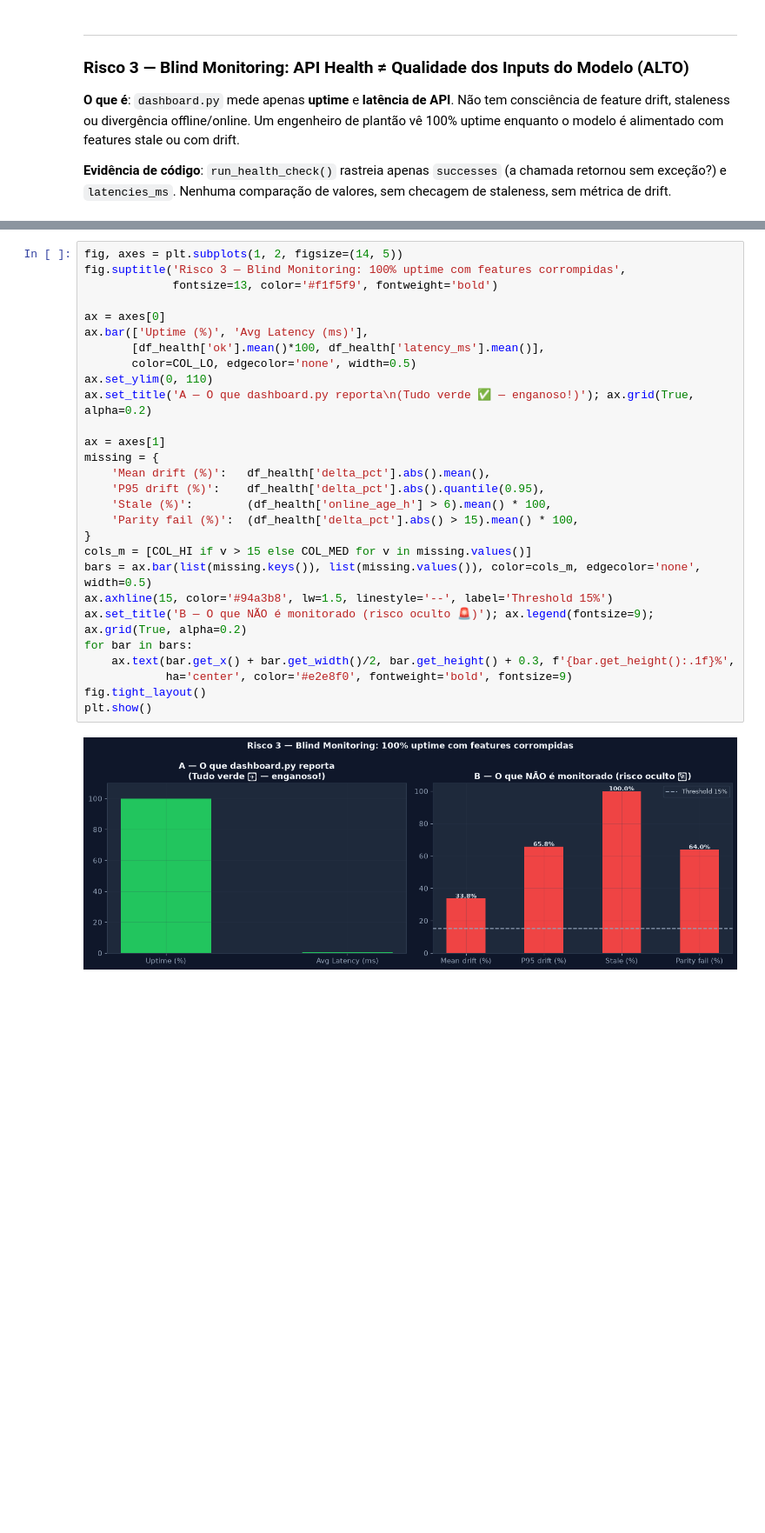
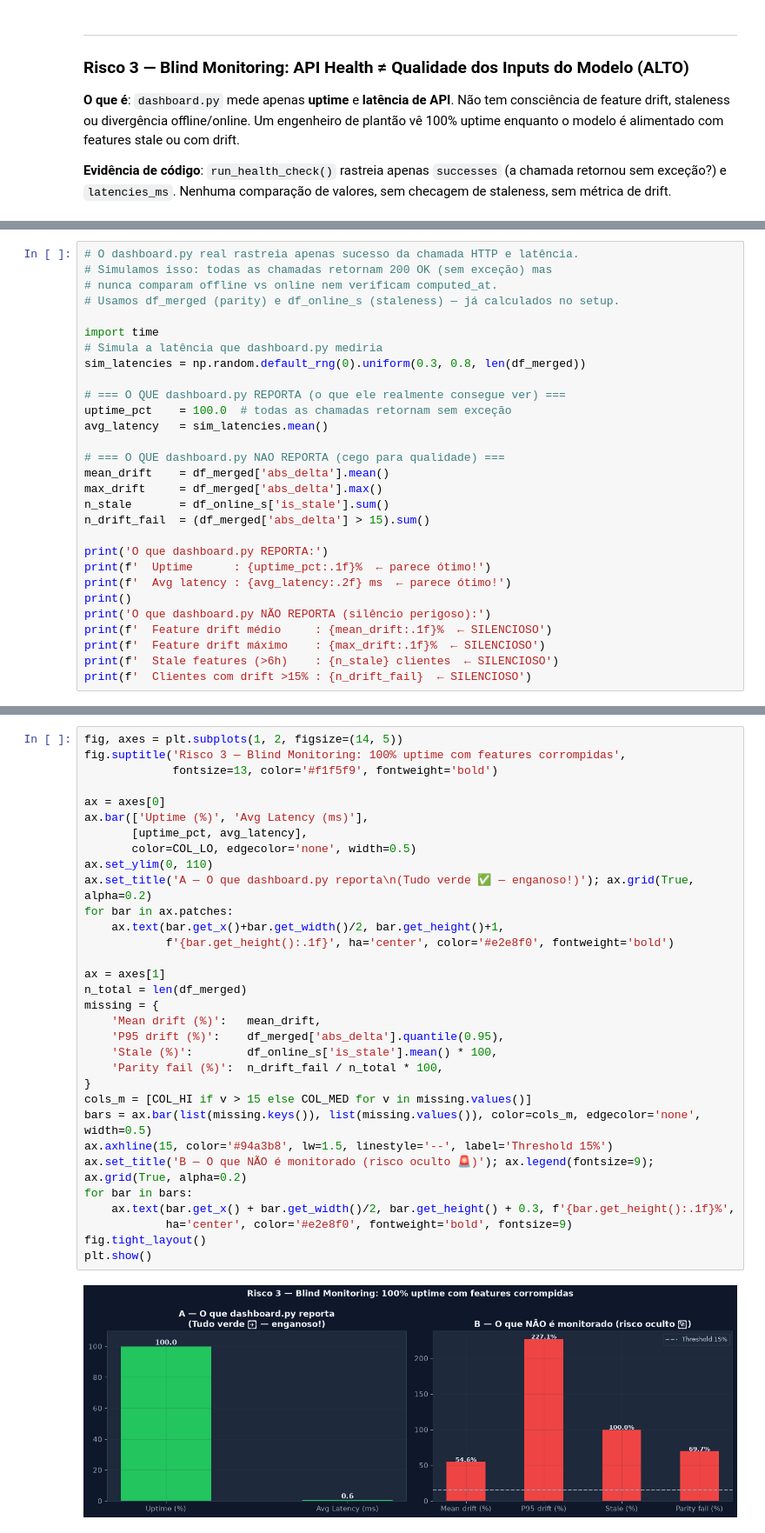
Before and after one commit to Cristiano2132/nubank-model-risk-business-case, a Jupyter notebook: business_case_answers.ipynb, the cells around one changed output, grey strips where cells are left out. Shown at 87% size. Drawn from its saved outputs; the diff is of its cells as text; blank space fills up the shorter version.

Commit message:
fix(risco3): use pre-computed df_merged/df_online_s — eliminates kernel import failure

```diff
--- a/business_case_answers.ipynb
+++ b/business_case_answers.ipynb
@@ -336,0 +284,29 @@ O que dashboard.py NÃO REPORTA (silêncio perigoso):
+# %%
+# O dashboard.py real rastreia apenas sucesso da chamada HTTP e latência.
+# Simulamos isso: todas as chamadas retornam 200 OK (sem exceção) mas
+# nunca comparam offline vs online nem verificam computed_at.
+# Usamos df_merged (parity) e df_online_s (staleness) — já calculados no setup.
+
+import time
+# Simula a latência que dashboard.py mediria
+sim_latencies = np.random.default_rng(0).uniform(0.3, 0.8, len(df_merged))
+
+# === O QUE dashboard.py REPORTA (o que ele realmente consegue ver) ===
+uptime_pct    = 100.0  # todas as chamadas retornam sem exceção
+avg_latency   = sim_latencies.mean()
+
+# === O QUE dashboard.py NAO REPORTA (cego para qualidade) ===
+mean_drift    = df_merged['abs_delta'].mean()
+max_drift     = df_merged['abs_delta'].max()
+n_stale       = df_online_s['is_stale'].sum()
+n_drift_fail  = (df_merged['abs_delta'] > 15).sum()
+
+print('O que dashboard.py REPORTA:')
+print(f'  Uptime      : {uptime_pct:.1f}%  ← parece ótimo!')
+print(f'  Avg latency : {avg_latency:.2f} ms  ← parece ótimo!')
+print()
+print('O que dashboard.py NÃO REPORTA (silêncio perigoso):')
+print(f'  Feature drift médio     : {mean_drift:.1f}%  ← SILENCIOSO')
+print(f'  Feature drift máximo    : {max_drift:.1f}%  ← SILENCIOSO')
+print(f'  Stale features (>6h)    : {n_stale} clientes  ← SILENCIOSO')
+print(f'  Clientes com drift >15% : {n_drift_fail}  ← SILENCIOSO')
@@ -337,33 +323,37 @@ O que dashboard.py NÃO REPORTA (silêncio perigoso):
 # %%
 fig, axes = plt.subplots(1, 2, figsize=(14, 5))
 fig.suptitle('Risco 3 — Blind Monitoring: 100% uptime com features corrompidas',
              fontsize=13, color='#f1f5f9', fontweight='bold')
 
 ax = axes[0]
 ax.bar(['Uptime (%)', 'Avg Latency (ms)'],
-       [df_health['ok'].mean()*100, df_health['latency_ms'].mean()],
+       [uptime_pct, avg_latency],
        color=COL_LO, edgecolor='none', width=0.5)
 ax.set_ylim(0, 110)
 ax.set_title('A — O que dashboard.py reporta\n(Tudo verde ✅ — enganoso!)'); ax.grid(True, alpha=0.2)
+for bar in ax.patches:
+    ax.text(bar.get_x()+bar.get_width()/2, bar.get_height()+1,
+            f'{bar.get_height():.1f}', ha='center', color='#e2e8f0', fontweight='bold')
 
 ax = axes[1]
+n_total = len(df_merged)
 missing = {
-    'Mean drift (%)':   df_health['delta_pct'].abs().mean(),
-    'P95 drift (%)':    df_health['delta_pct'].abs().quantile(0.95),
-    'Stale (%)':        (df_health['online_age_h'] > 6).mean() * 100,
-    'Parity fail (%)':  (df_health['delta_pct'].abs() > 15).mean() * 100,
+    'Mean drift (%)':   mean_drift,
+    'P95 drift (%)':    df_merged['abs_delta'].quantile(0.95),
+    'Stale (%)':        df_online_s['is_stale'].mean() * 100,
+    'Parity fail (%)':  n_drift_fail / n_total * 100,
 }
 cols_m = [COL_HI if v > 15 else COL_MED for v in missing.values()]
 bars = ax.bar(list(missing.keys()), list(missing.values()), color=cols_m, edgecolor='none', width=0.5)
 ax.axhline(15, color='#94a3b8', lw=1.5, linestyle='--', label='Threshold 15%')
 ax.set_title('B — O que NÃO é monitorado (risco oculto 🚨)'); ax.legend(fontsize=9); ax.grid(True, alpha=0.2)
 for bar in bars:
     ax.text(bar.get_x() + bar.get_width()/2, bar.get_height() + 0.3, f'{bar.get_height():.1f}%',
             ha='center', color='#e2e8f0', fontweight='bold', fontsize=9)
 fig.tight_layout()
 plt.show()
 # %% [output]
-[figure, old version]
+[figure, new version]
 # %% [markdown]
 ---
 ### Risco 4 — Deployment Blast Radius: CSV Compartilhado sem Validação de Schema (MÉDIO)
```
Also changed, not shown: parts of 2 cells of this notebook.
